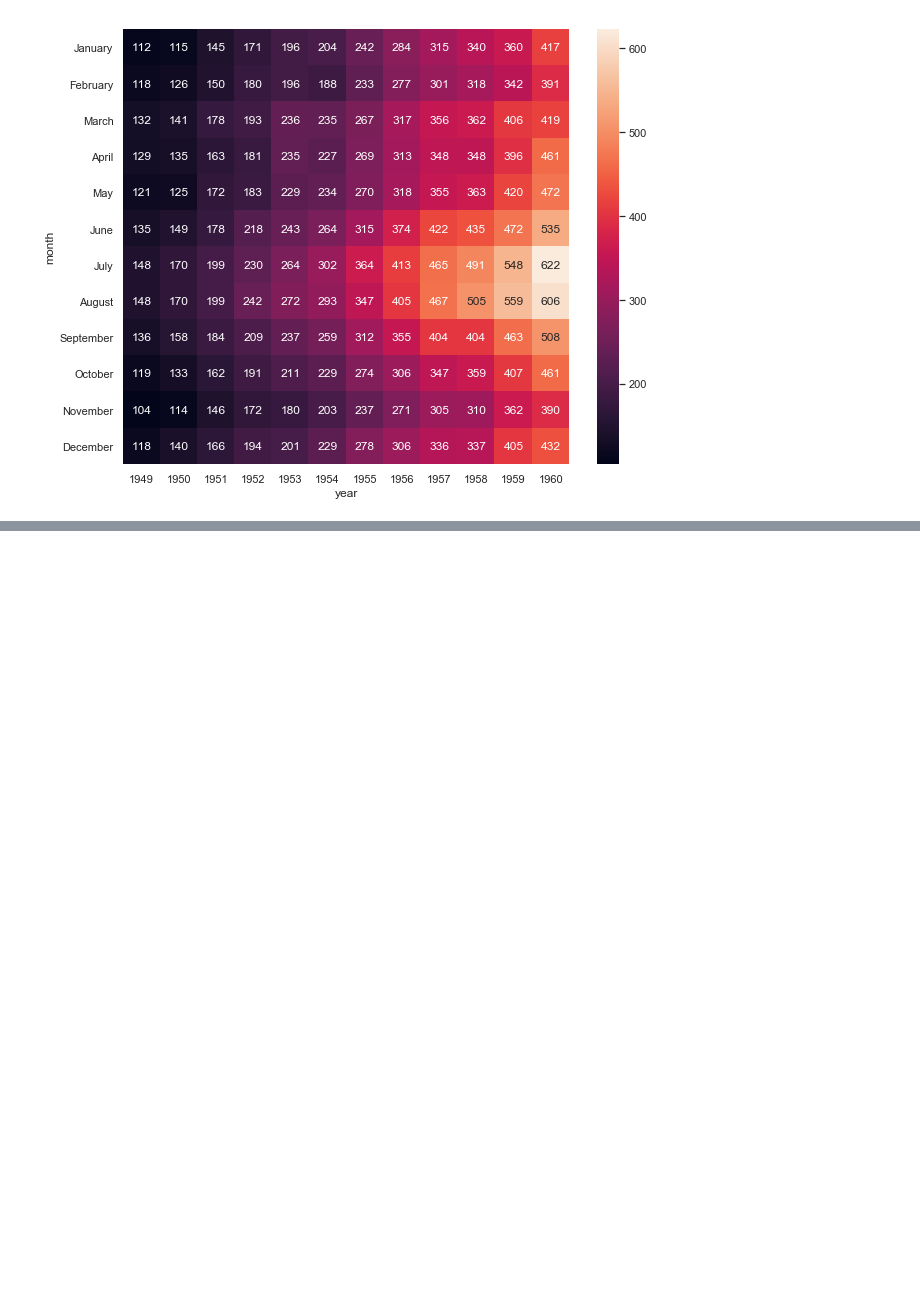
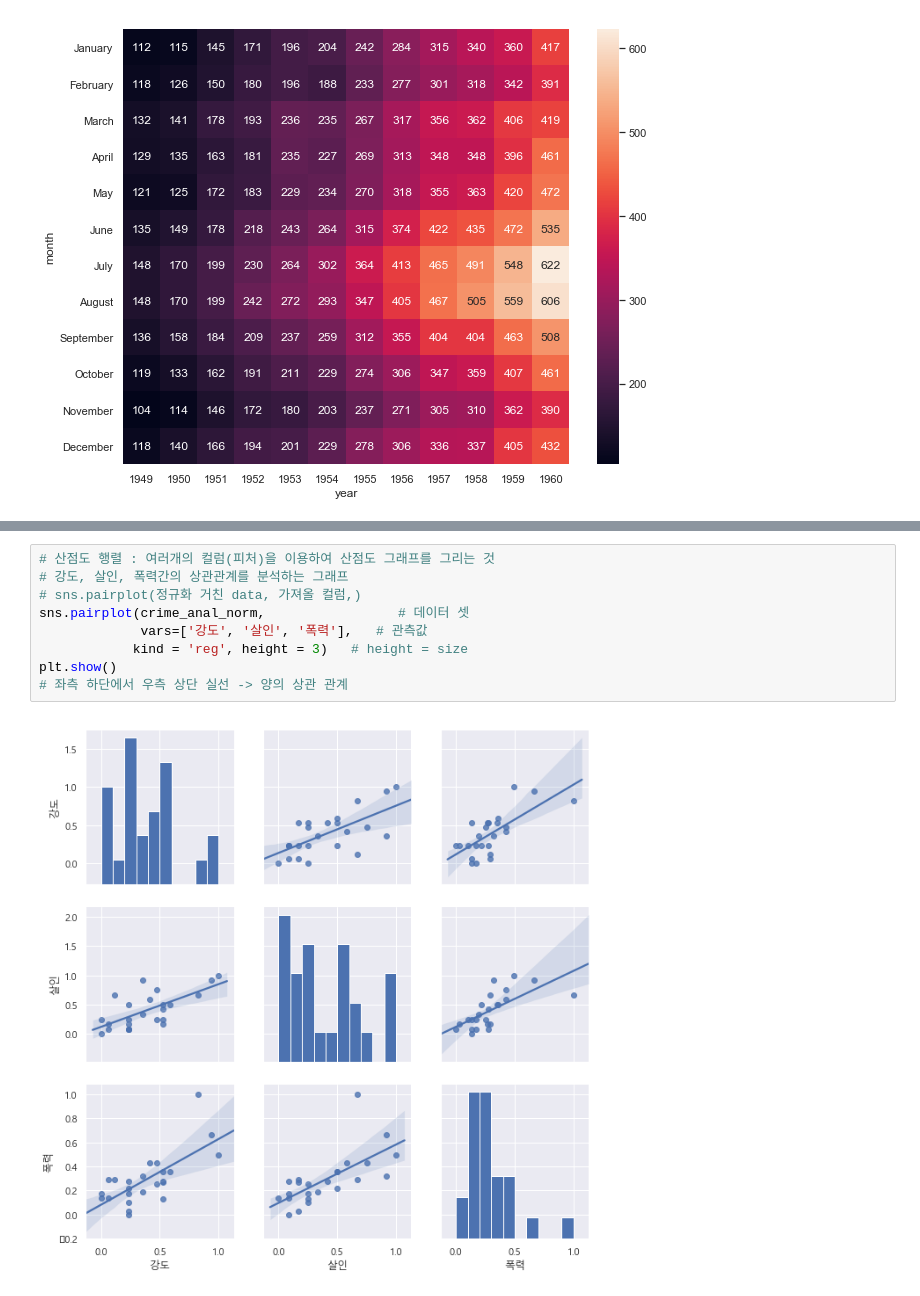
Before and after one commit to JMK92/Chungnam, a Jupyter notebook: Study/2. 빅데이터/실전_서울시 범죄련현황 분석.ipynb, the cells around one changed output, grey strips where cells are left out. Cells and saved outputs as stored; diff of their text form; blank space fills up the shorter version.

```diff
--- a/Study/2. 빅데이터/실전_서울시 범죄련현황 분석.ipynb
+++ b/Study/2. 빅데이터/실전_서울시 범죄련현황 분석.ipynb
@@ -514,0 +530,11 @@ sns.heatmap(flights, annot = True, fmt='d') # d-> 십진 정수형
+# %%
+# 산점도 행렬 : 여러개의 컬럼(피처)을 이용하여 산점도 그래프를 그리는 것
+# 강도, 살인, 폭력간의 상관관계를 분석하는 그래프
+# sns.pairplot(정규화 거친 data, 가져올 컬럼,)
+sns.pairplot(crime_anal_norm,                 # 데이터 셋
+             vars=['강도', '살인', '폭력'],   # 관측값
+            kind = 'reg', height = 3)   # height = size
+plt.show()
+# 좌측 하단에서 우측 상단 실선 -> 양의 상관 관계
+# %% [output]
+[figure, added]
```
Also changed, not shown: parts of 27 cells of this notebook, 6 other files.
